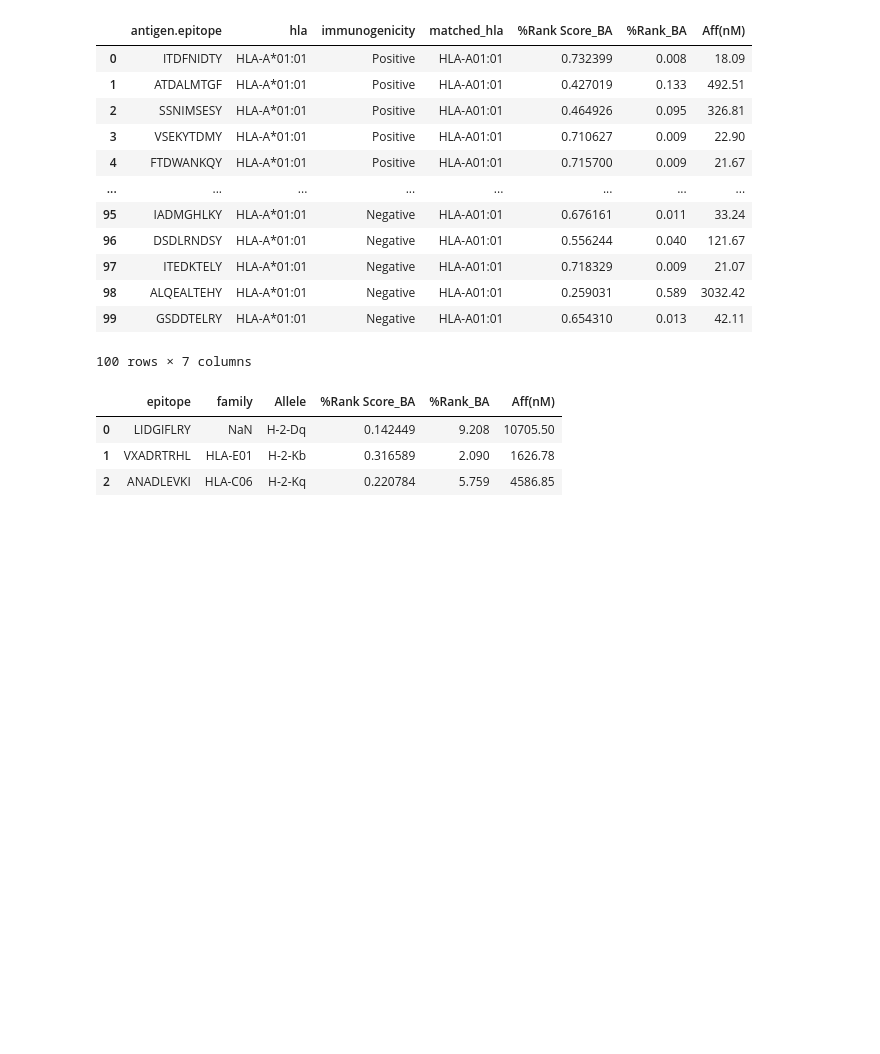
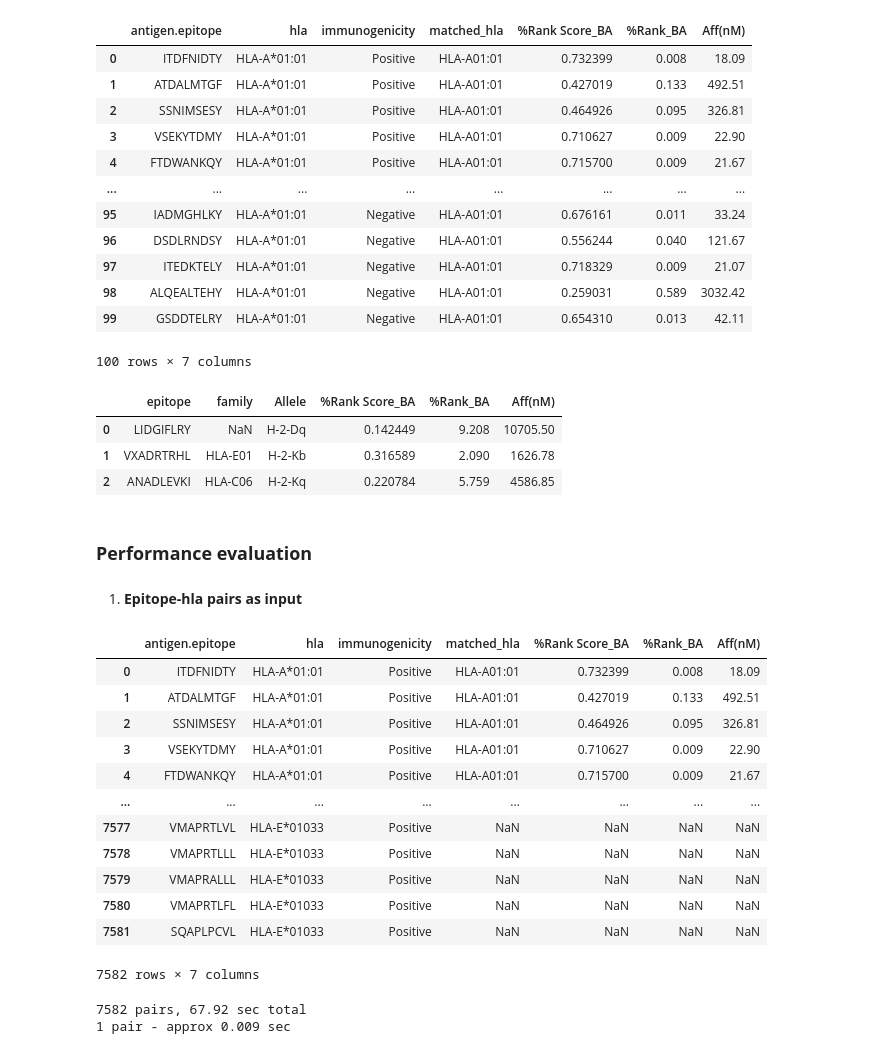
Before and after one commit to AnatoliyLarkin/netmhcpanwrapper, a Jupyter notebook: notebooks/testing.ipynb, the cells around one changed output. Drawn from its saved outputs; the diff is of its cells as text; code cells hidden in the pictures; blank space fills up the shorter version.

Commit message:
added performance testing, fixed supergroup set selection bug

```diff
--- a/notebooks/testing.ipynb
+++ b/notebooks/testing.ipynb
@@ -168,3 +170,32 @@ run_netmhcpan('pan', PATH_TO_NETMHCPAN, df, epitope_colname='epitope', species =
 | 0 | LIDGIFLRY | NaN | H-2-Dq | 0.142449 | 9.208 | 10705.50 |
 | 1 | VXADRTRHL | HLA-E01 | H-2-Kb | 0.316589 | 2.090 | 1626.78 |
 | 2 | ANADLEVKI | HLA-C06 | H-2-Kq | 0.220784 | 5.759 | 4586.85 |
+# %% [markdown]
+###  **Performance evaluation**
+# %% [markdown]
+ 1. **Epitope-hla pairs as input**
+# %%
+df = pd.read_csv('../datasets/chowell.txt', sep='\t')
+start = time.time()
+run_netmhcpan('single', PATH_TO_NETMHCPAN, df = df, epitope_colname='antigen.epitope', hla_column= 'hla')
+# %% [output]
+|  | antigen.epitope | hla | immunogenicity | matched_hla | %Rank Score_BA | %Rank_BA | Aff(nM) |
+| 0 | ITDFNIDTY | HLA-A*01:01 | Positive | HLA-A01:01 | 0.732399 | 0.008 | 18.09 |
+| 1 | ATDALMTGF | HLA-A*01:01 | Positive | HLA-A01:01 | 0.427019 | 0.133 | 492.51 |
+| 2 | SSNIMSESY | HLA-A*01:01 | Positive | HLA-A01:01 | 0.464926 | 0.095 | 326.81 |
+| 3 | VSEKYTDMY | HLA-A*01:01 | Positive | HLA-A01:01 | 0.710627 | 0.009 | 22.90 |
+| 4 | FTDWANKQY | HLA-A*01:01 | Positive | HLA-A01:01 | 0.715700 | 0.009 | 21.67 |
+| ... | ... | ... | ... | ... | ... | ... | ... |
+| 7577 | VMAPRTLVL | HLA-E*01033 | Positive | NaN | NaN | NaN | NaN |
+| 7578 | VMAPRTLLL | HLA-E*01033 | Positive | NaN | NaN | NaN | NaN |
+| 7579 | VMAPRALLL | HLA-E*01033 | Positive | NaN | NaN | NaN | NaN |
+| 7580 | VMAPRTLFL | HLA-E*01033 | Positive | NaN | NaN | NaN | NaN |
+| 7581 | SQAPLPCVL | HLA-E*01033 | Positive | NaN | NaN | NaN | NaN |
+7582 rows × 7 columns
+# %%
+res = time.time() - start
+print(f'{len(df)} pairs, {round(res,2)} sec total')
+print(f'1 pair - approx {round(res/len(df),4)} sec')
+# %% [output]
+7582 pairs, 67.92 sec total
+1 pair - approx 0.009 sec
```
Also changed, not shown: parts of 11 cells of this notebook, 2 other files.
